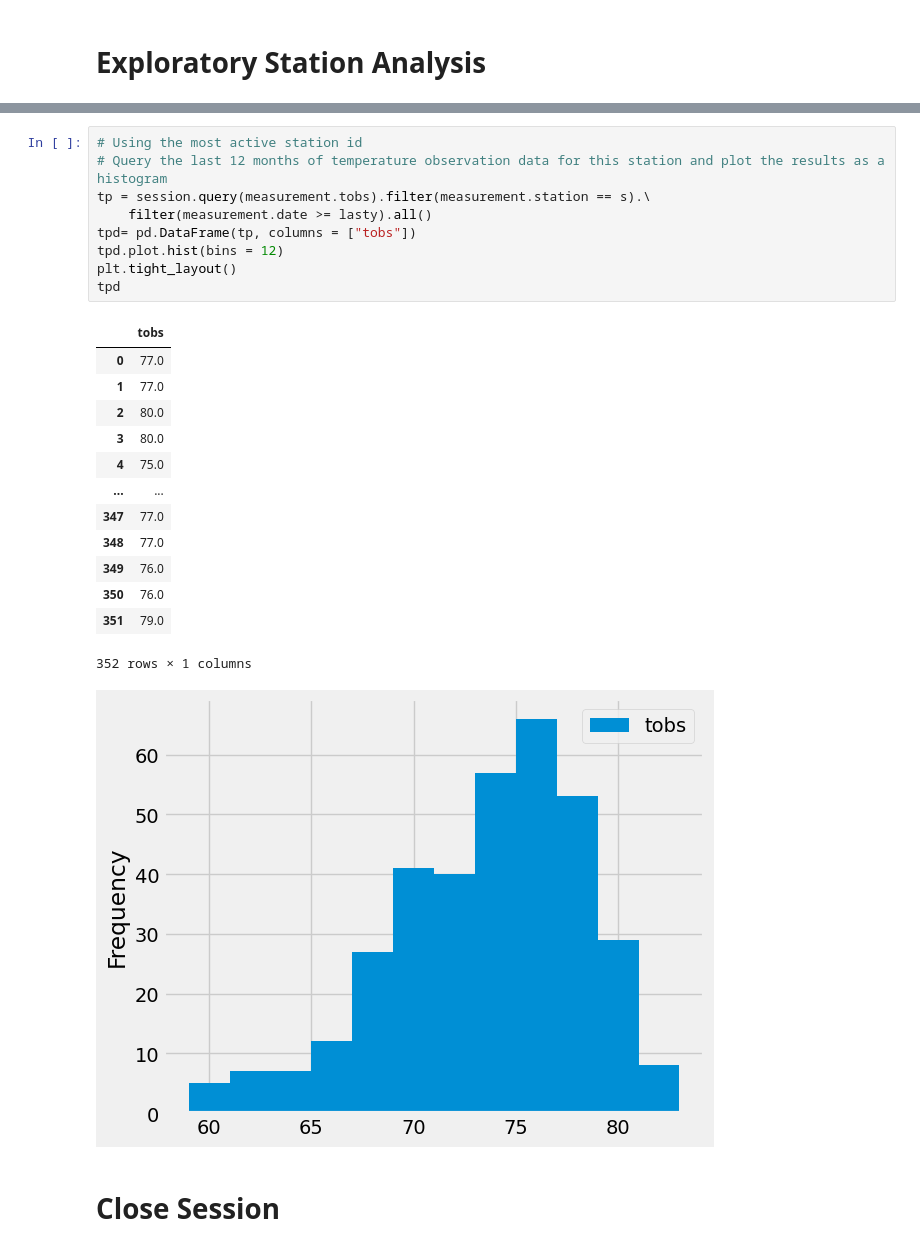
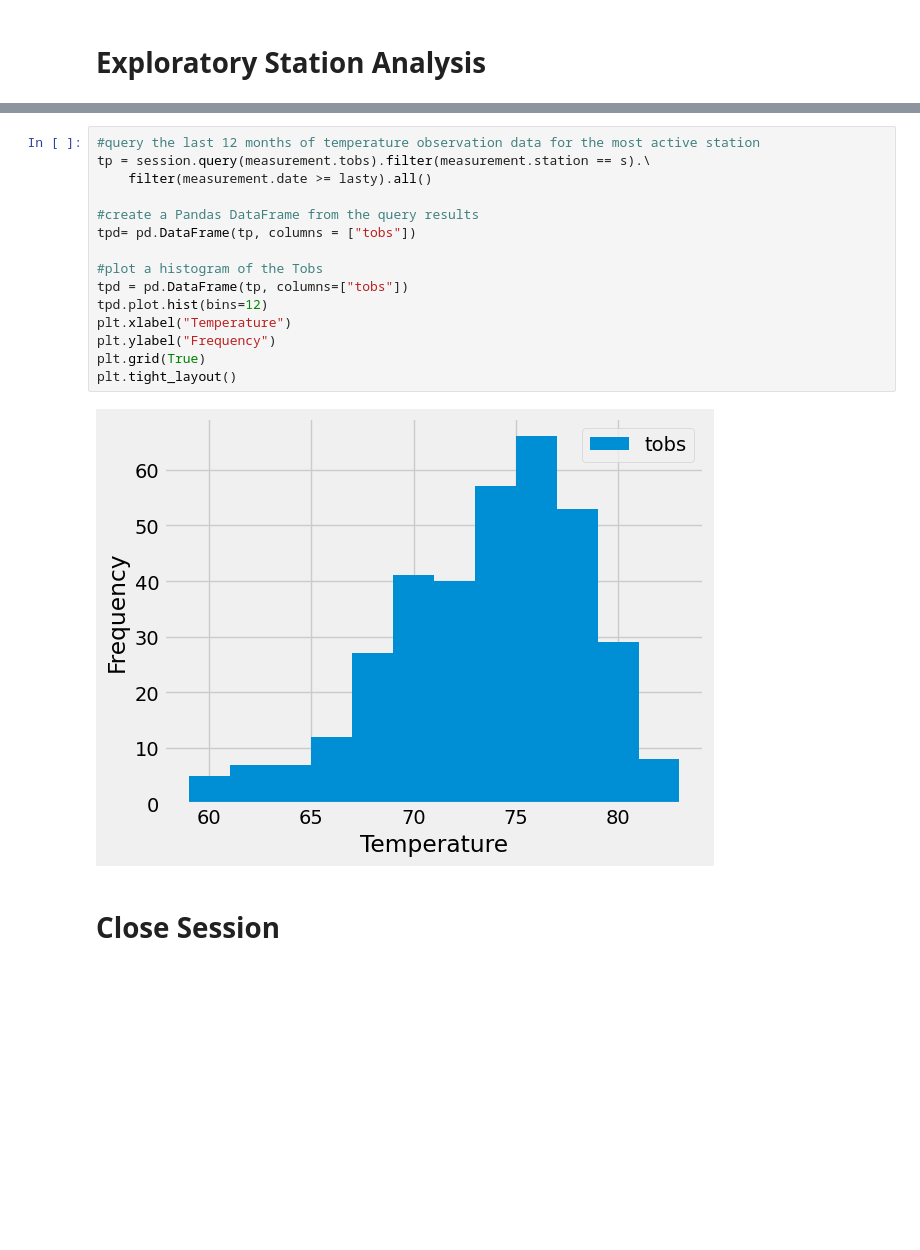
Before and after one commit to imennajar/sqlalchemy-challenge, a Jupyter notebook: SurfsUp/climate.ipynb, the cells around one changed output, grey strips where cells are left out. Drawn from its saved outputs; the diff is of its cells as text; blank space fills up the shorter version.

```diff
--- a/SurfsUp/climate.ipynb
+++ b/SurfsUp/climate.ipynb
@@ -117,29 +131,22 @@ session.query(func.min(measurement.tobs), func.max(measurement.tobs), func.avg(m
 # %% [output]
 [(54.0, 85.0, 71.66378066378067)]
 # %%
-# Using the most active station id
-# Query the last 12 months of temperature observation data for this station and plot the results as a histogram
+#query the last 12 months of temperature observation data for the most active station
 tp = session.query(measurement.tobs).filter(measurement.station == s).\
     filter(measurement.date >= lasty).all()
+
+#create a Pandas DataFrame from the query results
 tpd= pd.DataFrame(tp, columns = ["tobs"])
-tpd.plot.hist(bins = 12)
+
+#plot a histogram of the Tobs
+tpd = pd.DataFrame(tp, columns=["tobs"])
+tpd.plot.hist(bins=12)
+plt.xlabel("Temperature")
+plt.ylabel("Frequency")
+plt.grid(True)
 plt.tight_layout()
-tpd
 # %% [output]
-|  | tobs |
-| 0 | 77.0 |
-| 1 | 77.0 |
-| 2 | 80.0 |
-| 3 | 80.0 |
-| 4 | 75.0 |
-| ... | ... |
-| 347 | 77.0 |
-| 348 | 77.0 |
-| 349 | 76.0 |
-| 350 | 76.0 |
-| 351 | 79.0 |
-352 rows × 1 columns
-[figure, old version]
+[figure, new version]
 # %% [markdown]
 # Close Session
 # %%
```
Also changed, not shown: parts of 13 cells of this notebook.
